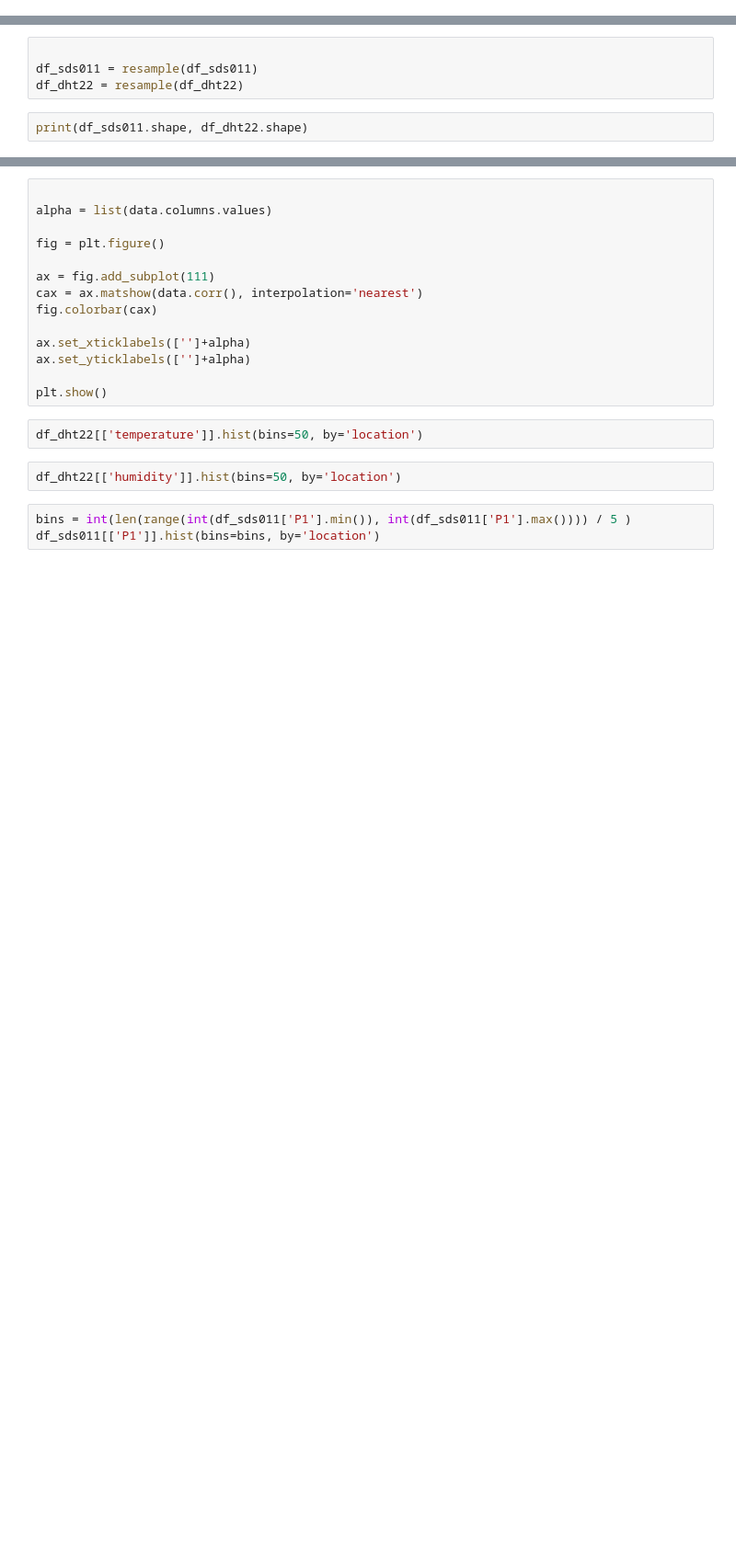
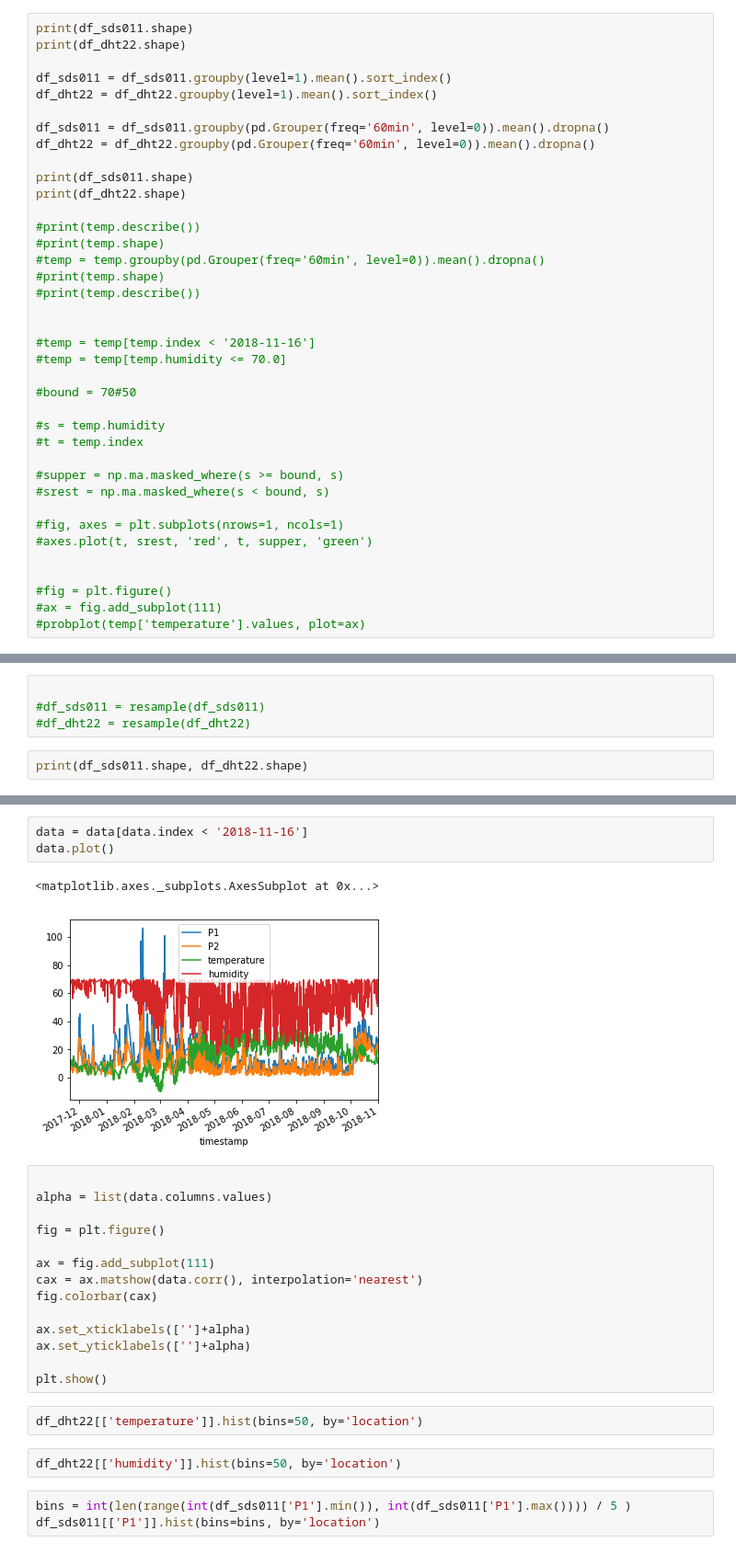
Before and after one commit to GeorgesAlkhouri/golddust, a Jupyter notebook: jupyter/BTW.ipynb, the cells around one changed output, grey strips where cells are left out. Shown at 92% size. Drawn from its saved outputs; the diff is of its cells as text; blank space fills up the shorter version.

```diff
--- a/jupyter/BTW.ipynb
+++ b/jupyter/BTW.ipynb
@@ -140,3 +236,41 @@ print(df_dht22.describe())
 def resample(df, freq='60min'):
     level_values = df.index.get_level_values
     return df.groupby([level_values(0)] + [pd.Grouper(freq=freq, level=1)]).mean().dropna()
+# %%
+print(df_sds011.shape)
+print(df_dht22.shape)
+
+df_sds011 = df_sds011.groupby(level=1).mean().sort_index()
+df_dht22 = df_dht22.groupby(level=1).mean().sort_index()
+
+df_sds011 = df_sds011.groupby(pd.Grouper(freq='60min', level=0)).mean().dropna()
+df_dht22 = df_dht22.groupby(pd.Grouper(freq='60min', level=0)).mean().dropna()
+
+print(df_sds011.shape)
+print(df_dht22.shape)
+
+#print(temp.describe())
+#print(temp.shape)
+#temp = temp.groupby(pd.Grouper(freq='60min', level=0)).mean().dropna()
+#print(temp.shape)
+#print(temp.describe())
+
+
+#temp = temp[temp.index < '2018-11-16']
+#temp = temp[temp.humidity <= 70.0]
+
+#bound = 70#50
+
+#s = temp.humidity
+#t = temp.index
+
+#supper = np.ma.masked_where(s >= bound, s)
+#srest = np.ma.masked_where(s < bound, s)
+
+#fig, axes = plt.subplots(nrows=1, ncols=1)
+#axes.plot(t, srest, 'red', t, supper, 'green')
+
+
+#fig = plt.figure()
+#ax = fig.add_subplot(111)
+#probplot(temp['temperature'].values, plot=ax)
@@ -143,7 +282,7 @@ def resample(df, freq='60min'):
 # %%
 
-df_sds011 = resample(df_sds011)
-df_dht22 = resample(df_dht22)
+#df_sds011 = resample(df_sds011)
+#df_dht22 = resample(df_dht22)
 # %%
 print(df_sds011.shape, df_dht22.shape)
 # %%
@@ -155,3 +300,9 @@ print(data.shape)
+# %%
+data = data[data.index < '2018-11-16']
+data.plot()
+# %% [output]
+<matplotlib.axes._subplots.AxesSubplot at 0x...>
+[figure, added]
 # %%
 
 alpha = list(data.columns.values)
```
Also changed, not shown: parts of 34 cells of this notebook, 3 other files.
